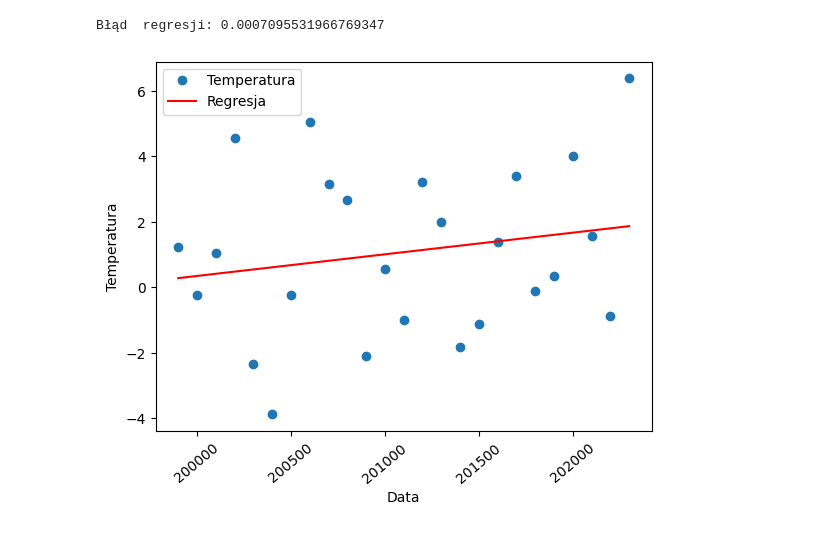
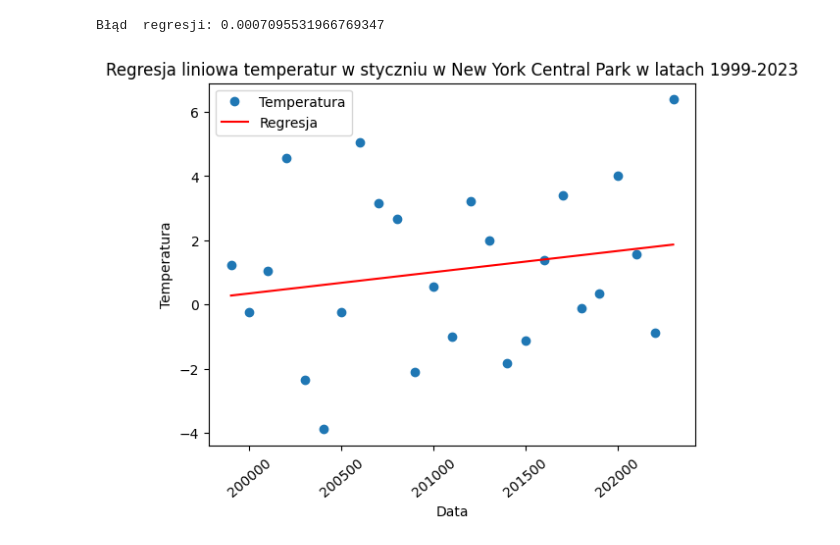
Before and after one commit to SCRE4MIE/wyklad_specjalizujacy, a Jupyter notebook: zad2.ipynb, the cells around one changed output. Cells and saved outputs as stored; diff of their text form; code cells hidden in the pictures.

```diff
--- a/zad2.ipynb
+++ b/zad2.ipynb
@@ -73,10 +73,11 @@ Błąd  regresji: 0.0007095531966769347
 # %%
 plt.plot(x, y, 'o', label='Temperatura')
 plt.xlabel('Data')
 plt.xticks(rotation=40)
 plt.ylabel('Temperatura')
 plt.plot(x, linear_regression.intercept + linear_regression.slope* x, 'r', label='Regresja')
+plt.title('Regresja liniowa temperatur w styczniu w New York Central Park w latach 1999-2023')
 plt.legend()
 plt.show()
 # %% [output]
-[figure, old version]
+[figure, new version]
```
